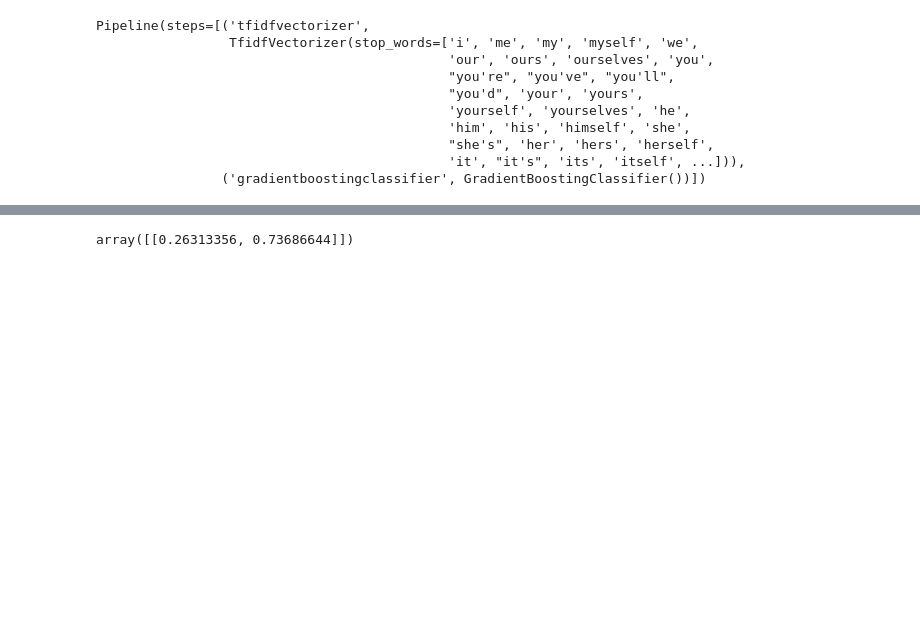
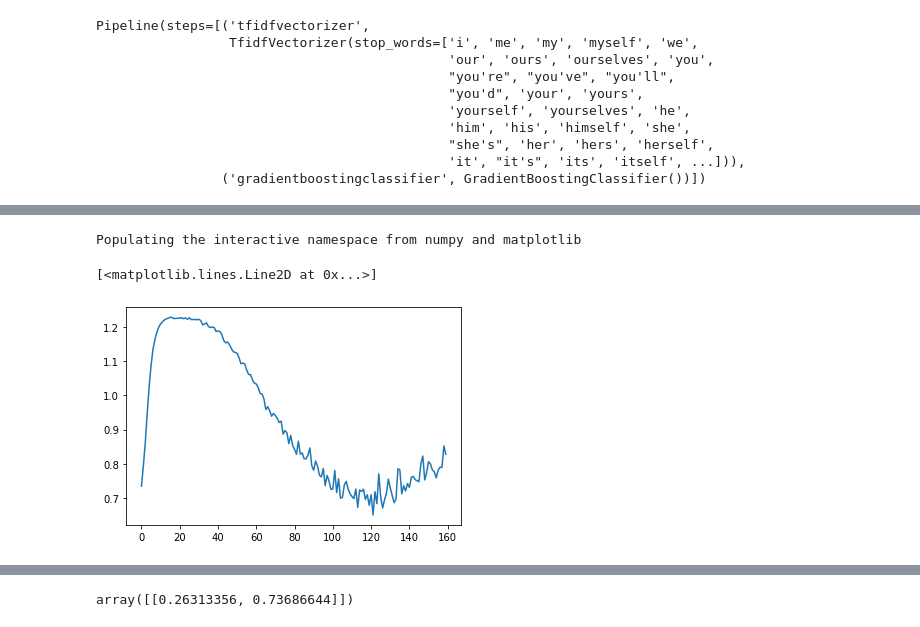
Before and after one commit to tomateit/mlspec-sentiment-demo, a Jupyter notebook: notebooks/creating_classifier_en.ipynb, the cells around one changed output, grey strips where cells are left out. Cells and saved outputs as stored; diff of their text form; code cells hidden in the pictures; blank space fills up the shorter version.

```diff
--- a/notebooks/creating_classifier_en.ipynb
+++ b/notebooks/creating_classifier_en.ipynb
@@ -40,0 +102,16 @@ Pipeline(steps=[('tfidfvectorizer',
+# %%
+tfmodel = Sequential([
+    Embedding(5000, 9),
+    GlobalAveragePooling1D(),
+    Dense(17, activation="relu"),
+    tf.keras.layers.Dropout(0.1),
+    Dense(1, activation="sigmoid")
+])
+# %%
+adam = Adam(learning_rate=0.0001, beta_1=0.9, beta_2=0.999, amsgrad=False)
+# %%
+tfmodel.compile(
+    loss="binary_crossentropy",
+    optimizer=adam,
+    metrics=["accuracy"])
+tfmodel.summary()
@@ -40,0 +137,20 @@ Pipeline(steps=[('tfidfvectorizer',
+# %%
+history = tfmodel.fit(sequences, np.array(y),
+    epochs=160,
+    verbose=1,
+#     callbacks=[LearningRateSchedulerCb],
+    batch_size=5,
+    validation_split=0.3,
+#     validation_data=(X_test, y_test),
+    shuffle=True,
+#     class_weight=None,
+#     sample_weight=None,
+#     initial_epoch=0,
+#     steps_per_epoch=None,
+#     validation_steps=None,
+#     validation_batch_size=None,
+#     validation_freq=1,
+#     max_queue_size=10,
+#     workers=1,
+#     use_multiprocessing=False
+           )
@@ -40,0 +175,7 @@ Pipeline(steps=[('tfidfvectorizer',
+# %%
+%pylab inline
+plot(history.history["val_loss"])
+# %% [output]
+Populating the interactive namespace from numpy and matplotlib
+[<matplotlib.lines.Line2D at 0x...>]
+[figure, added]
```
Also changed, not shown: parts of 28 cells of this notebook.
